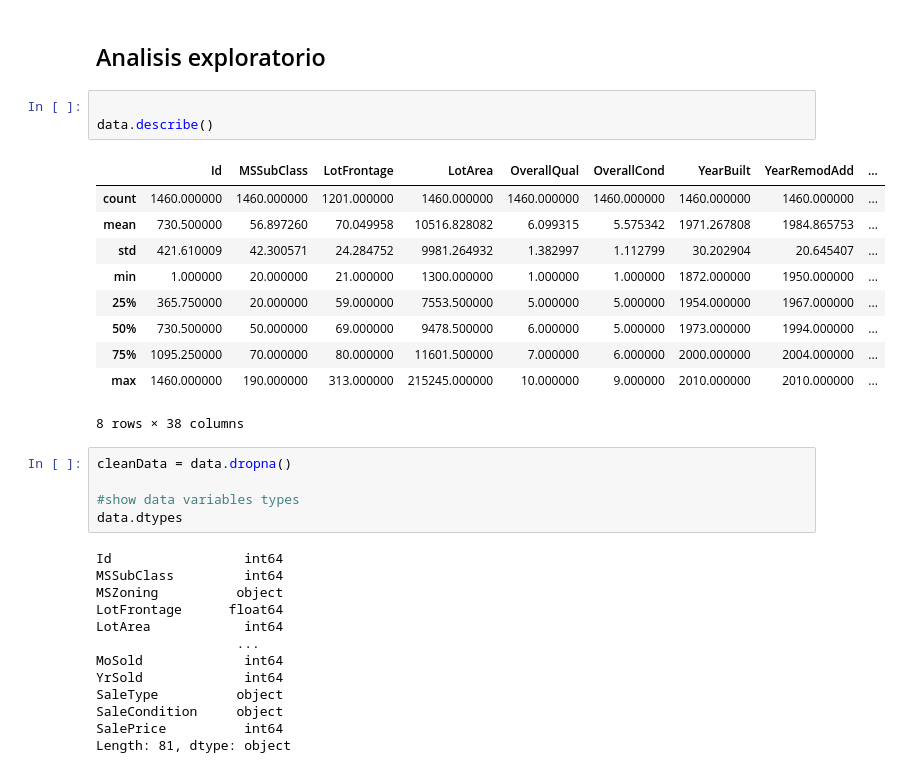
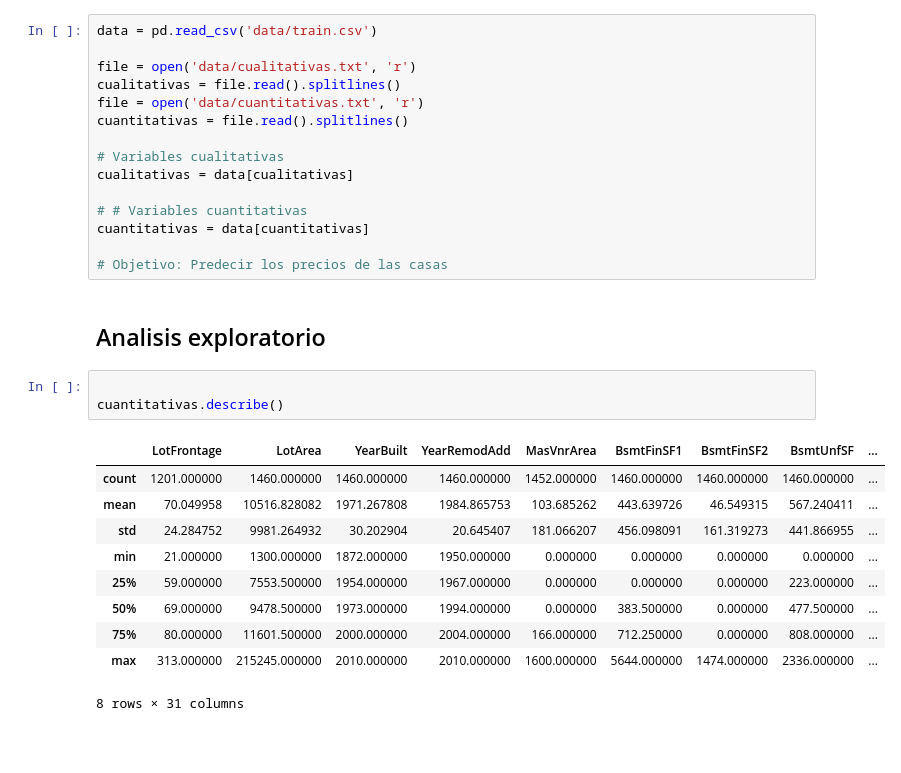
Before and after one commit to Andrei-Portales/HDT3_Mineria_de_datos, a Jupyter notebook: HDT3.ipynb, the cells around one changed output. Saved outputs shown, nothing was run; the diff lists cells and outputs as text; blank space fills up the shorter version.

```diff
--- a/HDT3.ipynb
+++ b/HDT3.ipynb
@@ -5,34 +8,31 @@ data = pd.read_csv('data/train.csv')
+# %%
+data = pd.read_csv('data/train.csv')
+
+file = open('data/cualitativas.txt', 'r')
+cualitativas = file.read().splitlines()
+file = open('data/cuantitativas.txt', 'r')
+cuantitativas = file.read().splitlines()
+
+# Variables cualitativas
+cualitativas = data[cualitativas]
+
+# # Variables cuantitativas
+cuantitativas = data[cuantitativas]
+
+# Objetivo: Predecir los precios de las casas
 # %% [markdown]
 ## Analisis exploratorio
 # %%
 
-data.describe()
+cuantitativas.describe()
 # %% [output]
-|  | Id | MSSubClass | LotFrontage | LotArea | OverallQual | OverallCond | YearBuilt | YearRemodAdd | ... |
-| count | 1460.000000 | 1460.000000 | 1201.000000 | 1460.000000 | 1460.000000 | 1460.000000 | 1460.000000 | 1460.000000 | ... |
-| mean | 730.500000 | 56.897260 | 70.049958 | 10516.828082 | 6.099315 | 5.575342 | 1971.267808 | 1984.865753 | ... |
-| std | 421.610009 | 42.300571 | 24.284752 | 9981.264932 | 1.382997 | 1.112799 | 30.202904 | 20.645407 | ... |
-| min | 1.000000 | 20.000000 | 21.000000 | 1300.000000 | 1.000000 | 1.000000 | 1872.000000 | 1950.000000 | ... |
-| 25% | 365.750000 | 20.000000 | 59.000000 | 7553.500000 | 5.000000 | 5.000000 | 1954.000000 | 1967.000000 | ... |
-| 50% | 730.500000 | 50.000000 | 69.000000 | 9478.500000 | 6.000000 | 5.000000 | 1973.000000 | 1994.000000 | ... |
-| 75% | 1095.250000 | 70.000000 | 80.000000 | 11601.500000 | 7.000000 | 6.000000 | 2000.000000 | 2004.000000 | ... |
-| max | 1460.000000 | 190.000000 | 313.000000 | 215245.000000 | 10.000000 | 9.000000 | 2010.000000 | 2010.000000 | ... |
+|  | LotFrontage | LotArea | YearBuilt | YearRemodAdd | MasVnrArea | BsmtFinSF1 | BsmtFinSF2 | BsmtUnfSF | ... |
+| count | 1201.000000 | 1460.000000 | 1460.000000 | 1460.000000 | 1452.000000 | 1460.000000 | 1460.000000 | 1460.000000 | ... |
+| mean | 70.049958 | 10516.828082 | 1971.267808 | 1984.865753 | 103.685262 | 443.639726 | 46.549315 | 567.240411 | ... |
+| std | 24.284752 | 9981.264932 | 30.202904 | 20.645407 | 181.066207 | 456.098091 | 161.319273 | 441.866955 | ... |
+| min | 21.000000 | 1300.000000 | 1872.000000 | 1950.000000 | 0.000000 | 0.000000 | 0.000000 | 0.000000 | ... |
+| 25% | 59.000000 | 7553.500000 | 1954.000000 | 1967.000000 | 0.000000 | 0.000000 | 0.000000 | 223.000000 | ... |
+| 50% | 69.000000 | 9478.500000 | 1973.000000 | 1994.000000 | 0.000000 | 383.500000 | 0.000000 | 477.500000 | ... |
+| 75% | 80.000000 | 11601.500000 | 2000.000000 | 2004.000000 | 166.000000 | 712.250000 | 0.000000 | 808.000000 | ... |
+| max | 313.000000 | 215245.000000 | 2010.000000 | 2010.000000 | 1600.000000 | 5644.000000 | 1474.000000 | 2336.000000 | ... |
-8 rows × 38 columns
+8 rows × 31 columns
-# %%
-cleanData = data.dropna()
-
-#show data variables types
-data.dtypes
-# %% [output]
-Id                 int64
-MSSubClass         int64
-MSZoning          object
-LotFrontage      float64
-LotArea            int64
-                  ...
-MoSold             int64
-YrSold             int64
-SaleType          object
-SaleCondition     object
-SalePrice          int64
-Length: 81, dtype: object
```
Also changed, not shown: parts of 5 cells of this notebook, 2 other files.
